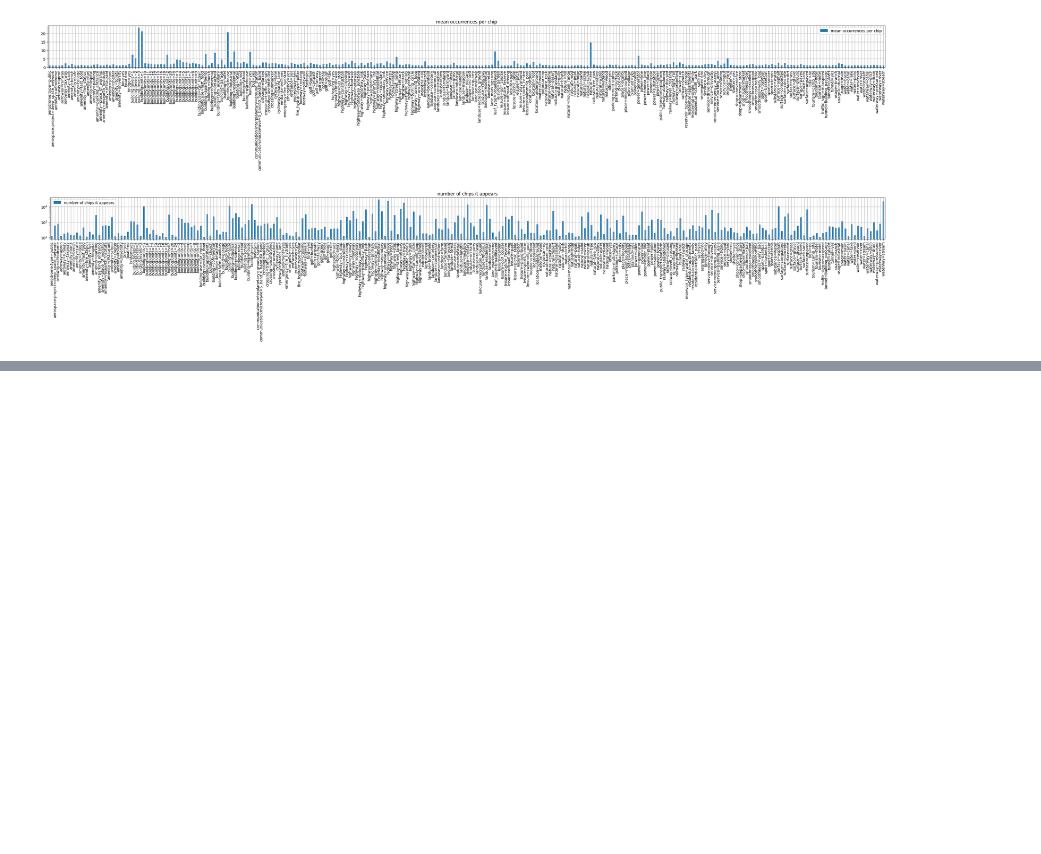
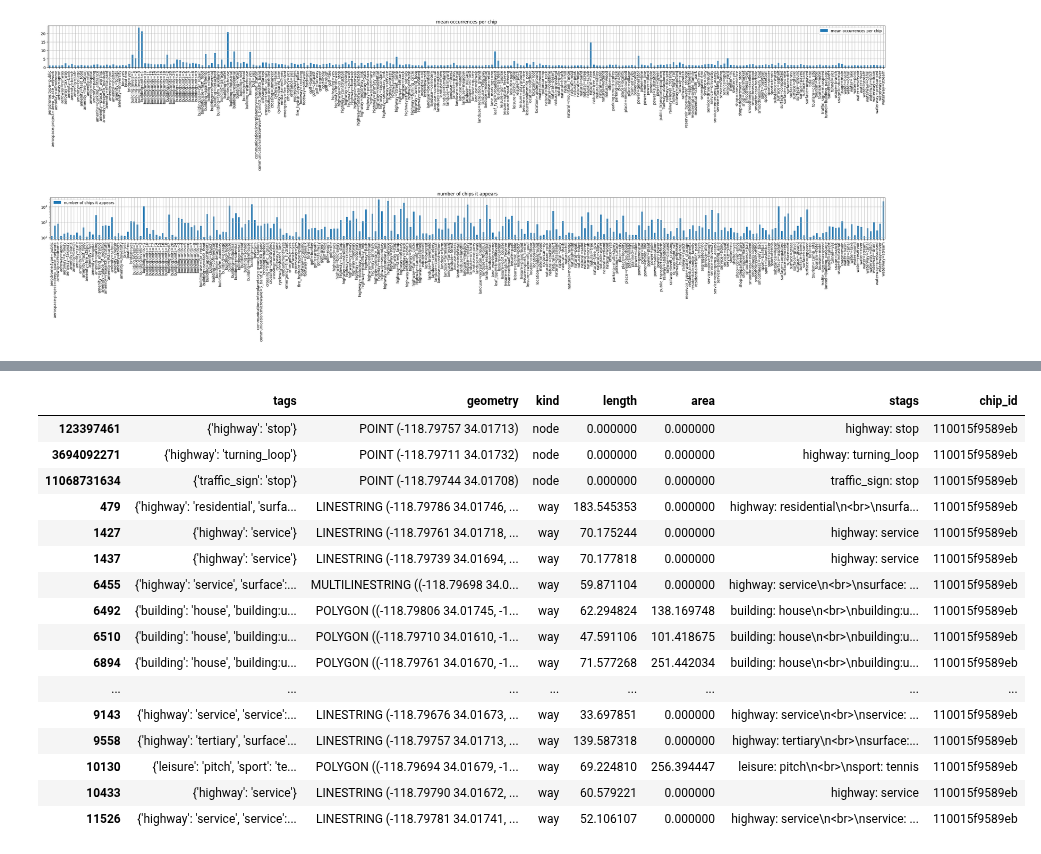
Before and after one commit to Clay-foundation/earth-text, a Jupyter notebook: notebooks/naip/05 - postprocessed chips stats.ipynb, the cells around one changed output, grey strips where cells are left out. Drawn from its saved outputs; the diff is of its cells as text; code cells hidden in the pictures; blank space fills up the shorter version.

Commit message:
naip osmvectors and osmencoder

```diff
--- a/notebooks/naip/05 - postprocessed chips stats.ipynb
+++ b/notebooks/naip/05 - postprocessed chips stats.ipynb
@@ -142,3 +341,6 @@ plt.title('number of chips it appears')
 plt.yscale('log')
 # %% [output]
 [figure]
+# %%
+c = gpd.read_parquet("/opt/data/california-naip-chips/osm/110015f9589eb.parquet")
+c.explore()
@@ -144,0 +349,20 @@ plt.yscale('log')
+# %%
+c
+# %% [output]
+|  | tags | geometry | kind | length | area | stags | chip_id |
+| 123397461 | {'highway': 'stop'} | POINT (-118.79757 34.01713) | node | 0.000000 | 0.000000 | highway: stop | 110015f9589eb |
+| 3694092271 | {'highway': 'turning_loop'} | POINT (-118.79711 34.01732) | node | 0.000000 | 0.000000 | highway: turning_loop | 110015f9589eb |
+| 11068731634 | {'traffic_sign': 'stop'} | POINT (-118.79744 34.01708) | node | 0.000000 | 0.000000 | traffic_sign: stop | 110015f9589eb |
+| 479 | {'highway': 'residential', 'surfa... | LINESTRING (-118.79786 34.01746, ... | way | 183.545353 | 0.000000 | highway: residential\n<br>\nsurfa... | 110015f9589eb |
+| 1427 | {'highway': 'service'} | LINESTRING (-118.79761 34.01718, ... | way | 70.175244 | 0.000000 | highway: service | 110015f9589eb |
+| 1437 | {'highway': 'service'} | LINESTRING (-118.79739 34.01694, ... | way | 70.177818 | 0.000000 | highway: service | 110015f9589eb |
+| 6455 | {'highway': 'service', 'surface':... | MULTILINESTRING ((-118.79698 34.0... | way | 59.871104 | 0.000000 | highway: service\n<br>\nsurface: ... | 110015f9589eb |
+| 6492 | {'building': 'house', 'building:u... | POLYGON ((-118.79806 34.01745, -1... | way | 62.294824 | 138.169748 | building: house\n<br>\nbuilding:u... | 110015f9589eb |
+| 6510 | {'building': 'house', 'building:u... | POLYGON ((-118.79710 34.01610, -1... | way | 47.591106 | 101.418675 | building: house\n<br>\nbuilding:u... | 110015f9589eb |
+| 6894 | {'building': 'house', 'building:u... | POLYGON ((-118.79761 34.01670, -1... | way | 71.577268 | 251.442034 | building: house\n<br>\nbuilding:u... | 110015f9589eb |
+| ... | ... | ... | ... | ... | ... | ... | ... |
+| 9143 | {'highway': 'service', 'service':... | LINESTRING (-118.79676 34.01673, ... | way | 33.697851 | 0.000000 | highway: service\n<br>\nservice: ... | 110015f9589eb |
+| 9558 | {'highway': 'tertiary', 'surface'... | LINESTRING (-118.79757 34.01713, ... | way | 139.587318 | 0.000000 | highway: tertiary\n<br>\nsurface:... | 110015f9589eb |
+| 10130 | {'leisure': 'pitch', 'sport': 'te... | POLYGON ((-118.79694 34.01679, -1... | way | 69.224810 | 256.394447 | leisure: pitch\n<br>\nsport: tennis | 110015f9589eb |
+| 10433 | {'highway': 'service'} | LINESTRING (-118.79790 34.01672, ... | way | 60.579221 | 0.000000 | highway: service | 110015f9589eb |
+| 11526 | {'highway': 'service', 'service':... | LINESTRING (-118.79781 34.01741, ... | way | 52.106107 | 0.000000 | highway: service\n<br>\nservice: ... | 110015f9589eb |
```
Also changed, not shown: parts of 10 cells of this notebook, 12 other files.
